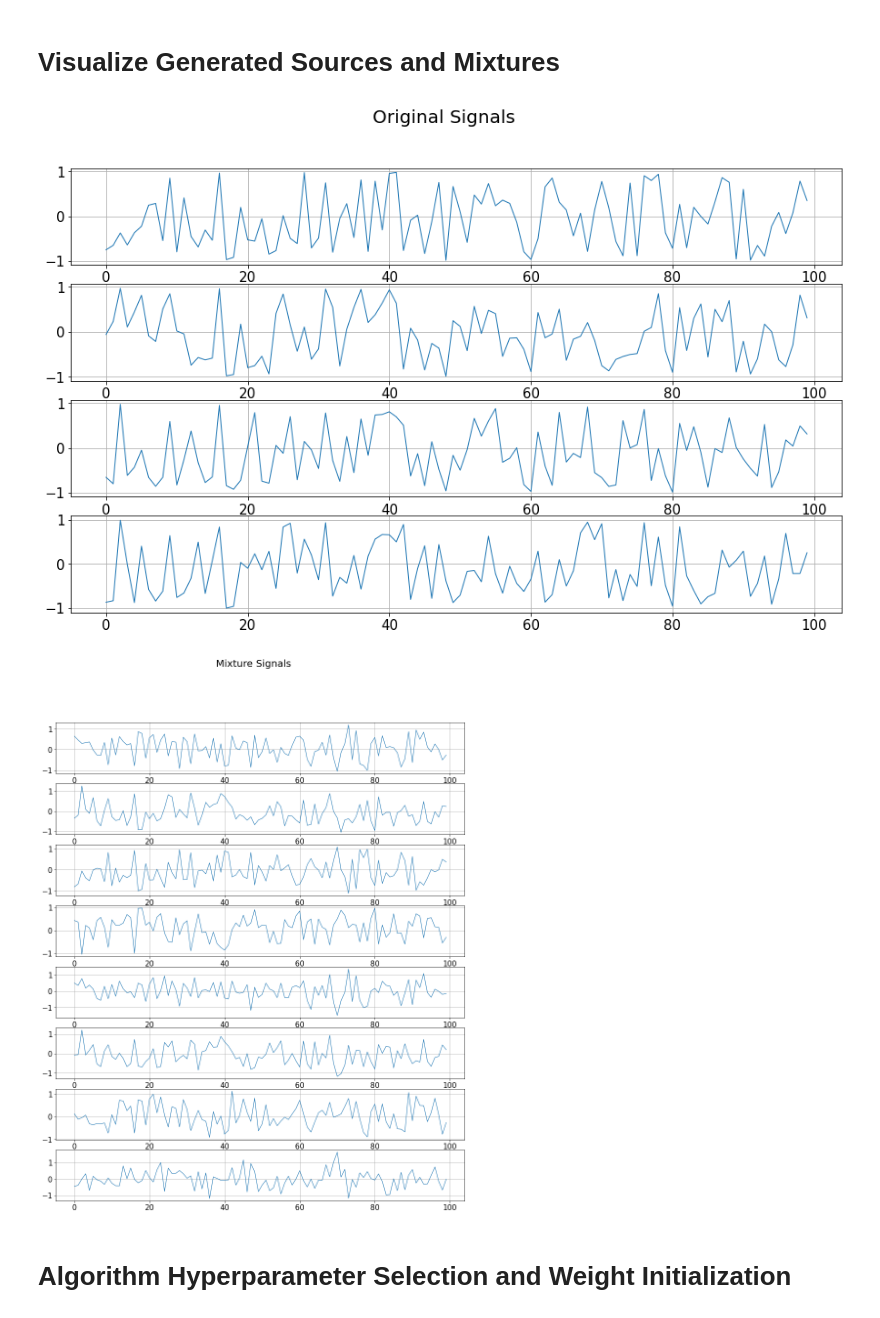
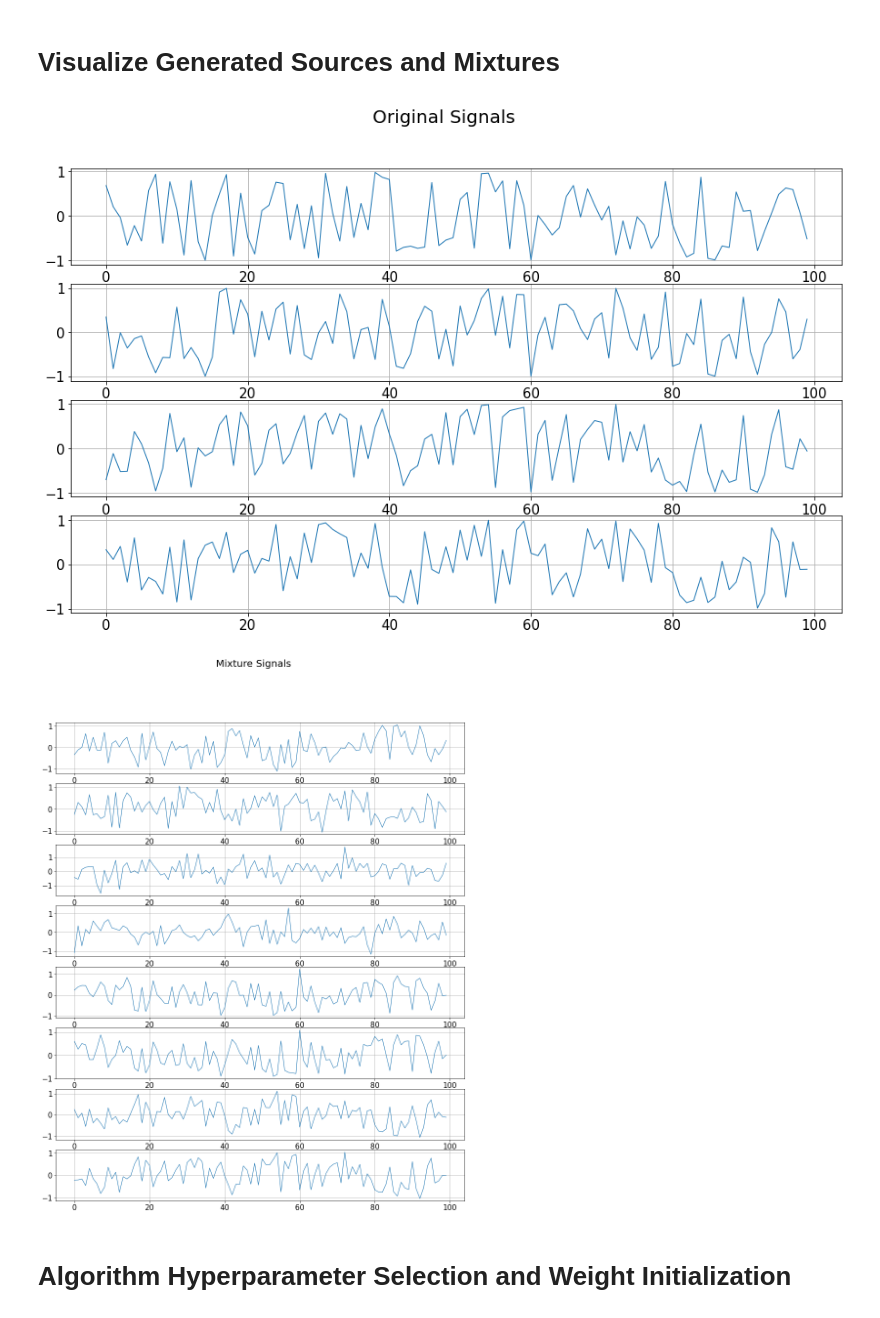
Before and after one commit to BariscanBozkurt/Biologically-Plausible-DetMaxNNs-for-Blind-Source-Separation, a Jupyter notebook: NewVersionDevelopment/NotebookExperiments_wPowerNormalization/WSM_Antisparse_Correlated_Demo.ipynb, the cells around one changed output. Saved outputs shown, nothing was run; the diff lists cells and outputs as text; code cells hidden in the pictures.

```diff
--- a/NewVersionDevelopment/NotebookExperiments_wPowerNormalization/WSM_Antisparse_Correlated_Demo.ipynb
+++ b/NewVersionDevelopment/NotebookExperiments_wPowerNormalization/WSM_Antisparse_Correlated_Demo.ipynb
@@ -63,11 +67,11 @@ Input SNR is : 30.00221288936966
 # %% [markdown]
 # Visualize Generated Sources and Mixtures
 # %%
-subplot_1D_signals(S.T[0:100], title = 'Original Signals', figsize = (15.2,9), colorcode = None)
-subplot_1D_signals(X.T[0:100], title = 'Mixture Signals', figsize = (15,18), colorcode = None)
+subplot_1D_signals(S[:,0:100], title = 'Original Signals', figsize = (15.2,9), colorcode = None)
+subplot_1D_signals(X[:,0:100], title = 'Mixture Signals', figsize = (15,18), colorcode = None)
 # %% [output]
-[figure, old version]
+[figure, new version]
-[figure, old version]
+[figure, new version]
 # %% [markdown]
 # Algorithm Hyperparameter Selection and Weight Initialization
 # %%
```
Also changed, not shown: parts of 7 cells of this notebook, 8 other files.
